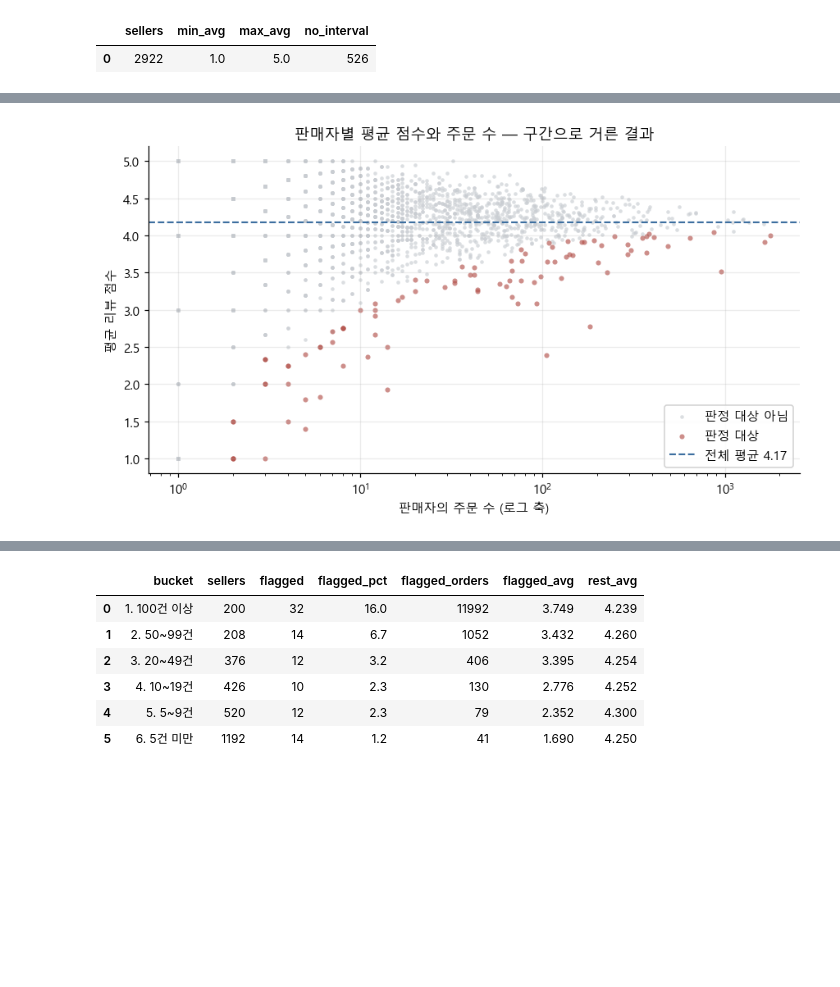
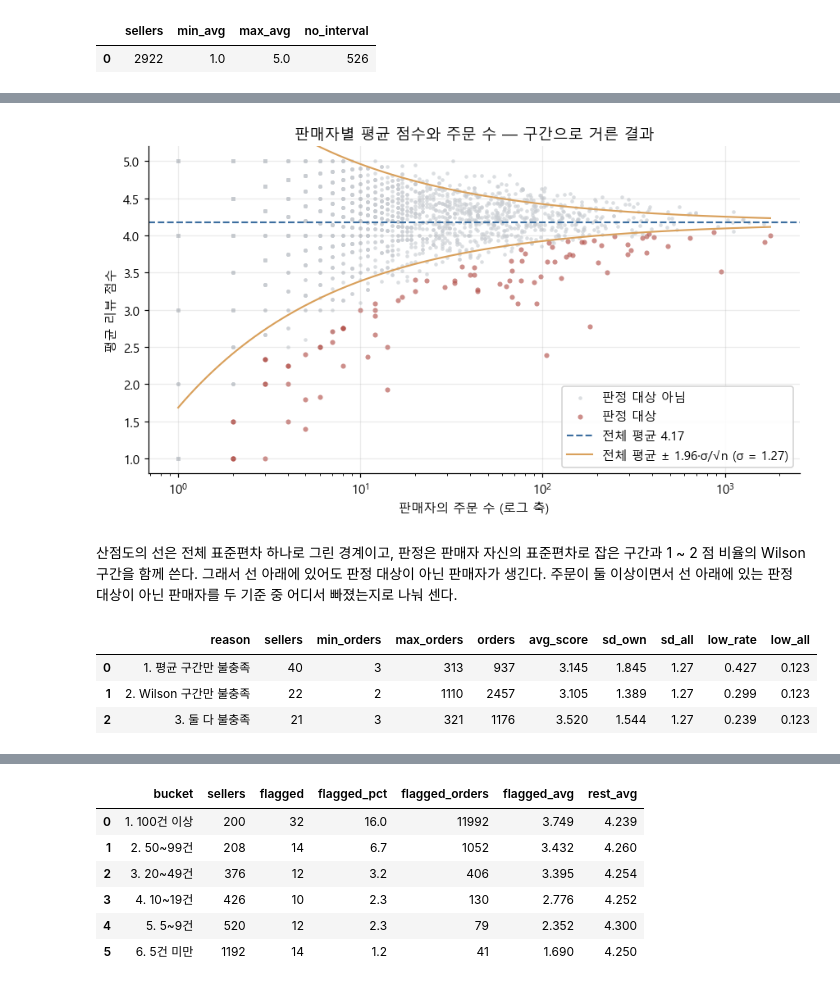
Before and after one commit to wlstjd1011/Olist-data-analyze, a Jupyter notebook: notebooks/07_seller_quality.ipynb, the cells around one changed output, grey strips where cells are left out. Cells and saved outputs as stored; diff of their text form; code cells hidden in the pictures; blank space fills up the shorter version.

```diff
--- a/notebooks/07_seller_quality.ipynb
+++ b/notebooks/07_seller_quality.ipynb
@@ -371,20 +499,80 @@ ORDER BY rule
 # %%
+import numpy as np
+
 d = con.execute("SELECT orders, avg_score, flagged FROM seller_metric ORDER BY flagged").df()
-base = con.execute("SELECT AVG(review_score) FROM seller_review").fetchone()[0]
+base, sd_all, n_max = con.execute("""
+SELECT AVG(review_score),
+       STDDEV_SAMP(review_score),
+       (SELECT MAX(orders) FROM seller_metric)
+FROM seller_review
+""").fetchone()
+
+n = np.logspace(0, np.log10(n_max), 200)
+half = 1.96 * sd_all / np.sqrt(n)
 
 fig, ax = plt.subplots(figsize=(8, 4.6))
 for keep, color, size, label in [(False, '#C9CDD2', 9, '판정 대상 아님'),
                                  (True, SLOW, 16, '판정 대상')]:
     s = d[d['flagged'] == keep]
     ax.scatter(s['orders'], s['avg_score'], s=size, c=color, alpha=0.65,
                linewidths=0, label=label)
 ax.axhline(base, color=FAST, lw=1.4, ls='--', label=f'전체 평균 {base:.2f}')
+ax.plot(n, base - half, color=MID, lw=1.4, label=f'전체 평균 ± 1.96·σ/√n (σ = {sd_all:.2f})')
+ax.plot(n, base + half, color=MID, lw=1.4)
 ax.set_xscale('log')
+ax.set_ylim(0.8, 5.2)
 ax.set_xlabel('판매자의 주문 수 (로그 축)')
 ax.set_ylabel('평균 리뷰 점수')
 ax.set_title('판매자별 평균 점수와 주문 수 — 구간으로 거른 결과')
 ax.legend(loc='lower right', framealpha=0.9)
 plt.tight_layout()
 plt.show()
 # %% [output]
-[figure, old version]
+[figure, new version]
+# %% [markdown]
+산점도의 선은 전체 표준편차 하나로 그린 경계이고, 판정은 판매자 자신의 표준편차로 잡은 구간과
+1 ~ 2 점 비율의 Wilson 구간을 함께 쓴다. 그래서 선 아래에 있어도 판정 대상이 아닌 판매자가 생긴다.
+주문이 둘 이상이면서 선 아래에 있는 판정 대상이 아닌 판매자를 두 기준 중 어디서 빠졌는지로 나눠 센다.
+# %%
+con.execute("""
+WITH b AS (
+    SELECT AVG(review_score)                                      AS avg_all,
+           STDDEV_SAMP(review_score)                              AS sd_all,
+           AVG(CASE WHEN review_score <= 2 THEN 1.0 ELSE 0.0 END) AS low_all
+    FROM seller_review
+),
+own AS (
+    SELECT seller_id, STDDEV_SAMP(review_score) AS sd_own
+    FROM seller_review
+    GROUP BY seller_id
+),
+below AS (
+    SELECT m.*, o.sd_own, b.sd_all, b.low_all
+    FROM seller_metric AS m
+    JOIN own           AS o USING (seller_id)
+    CROSS JOIN b
+    WHERE NOT m.flagged
+      AND m.orders >= 2
+      AND m.avg_score < b.avg_all - 1.96 * b.sd_all / SQRT(m.orders)
+)
+SELECT CASE WHEN NOT hit_mean AND     hit_low THEN '1. 평균 구간만 불충족'
+            WHEN     hit_mean AND NOT hit_low THEN '2. Wilson 구간만 불충족'
+            ELSE                                   '3. 둘 다 불충족' END AS reason,
+       COUNT(*)                          AS sellers,
+       MIN(orders)                       AS min_orders,
+       MAX(orders)                       AS max_orders,
+       CAST(SUM(orders) AS BIGINT)       AS orders,
+       ROUND(AVG(avg_score), 3)          AS avg_score,
+       ROUND(AVG(sd_own), 3)             AS sd_own,
+       ROUND(MIN(sd_all), 3)             AS sd_all,
+       ROUND(AVG(low_rate), 3)           AS low_rate,
+       ROUND(MIN(low_all), 3)            AS low_all
+FROM below
+GROUP BY reason
+ORDER BY reason
+""").df()
+# %% [output]
+|  | reason | sellers | min_orders | max_orders | orders | avg_score | sd_own | sd_all | low_rate | low_all |
+| 0 | 1. 평균 구간만 불충족 | 40 | 3 | 313 | 937 | 3.145 | 1.845 | 1.27 | 0.427 | 0.123 |
+| 1 | 2. Wilson 구간만 불충족 | 22 | 2 | 1110 | 2457 | 3.105 | 1.389 | 1.27 | 0.299 | 0.123 |
+| 2 | 3. 둘 다 불충족 | 21 | 3 | 321 | 1176 | 3.520 | 1.544 | 1.27 | 0.239 | 0.123 |
```
Also changed, not shown: parts of 33 cells of this notebook, 4 other files.
